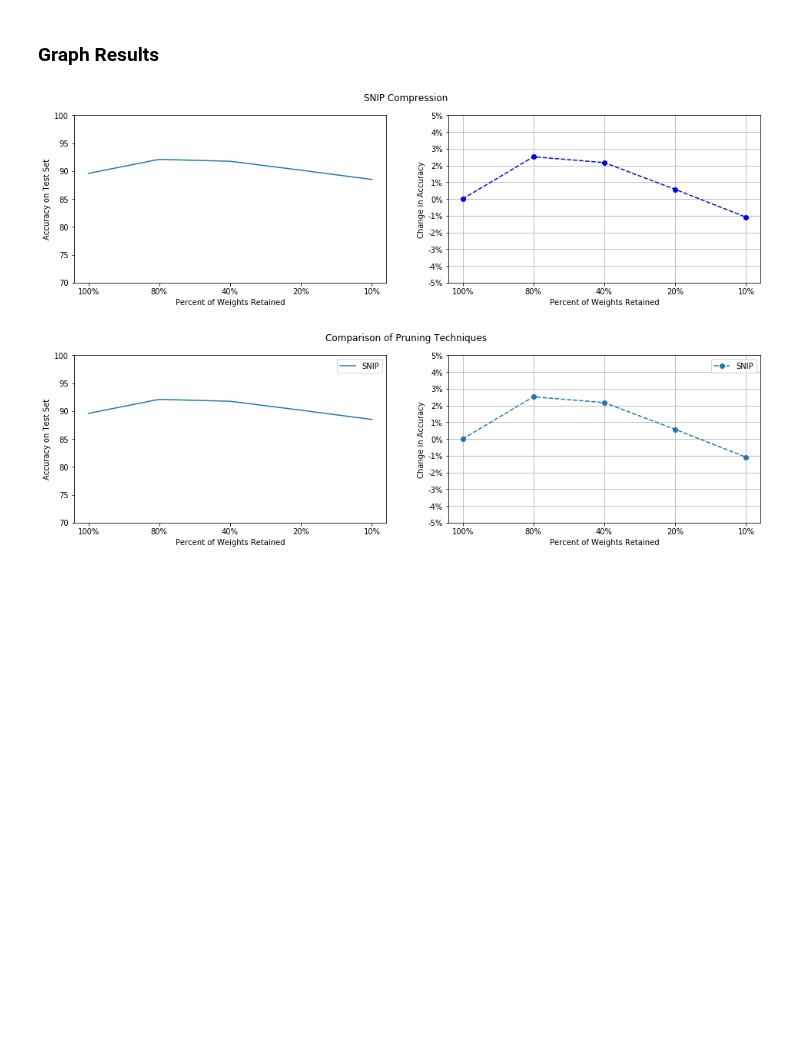
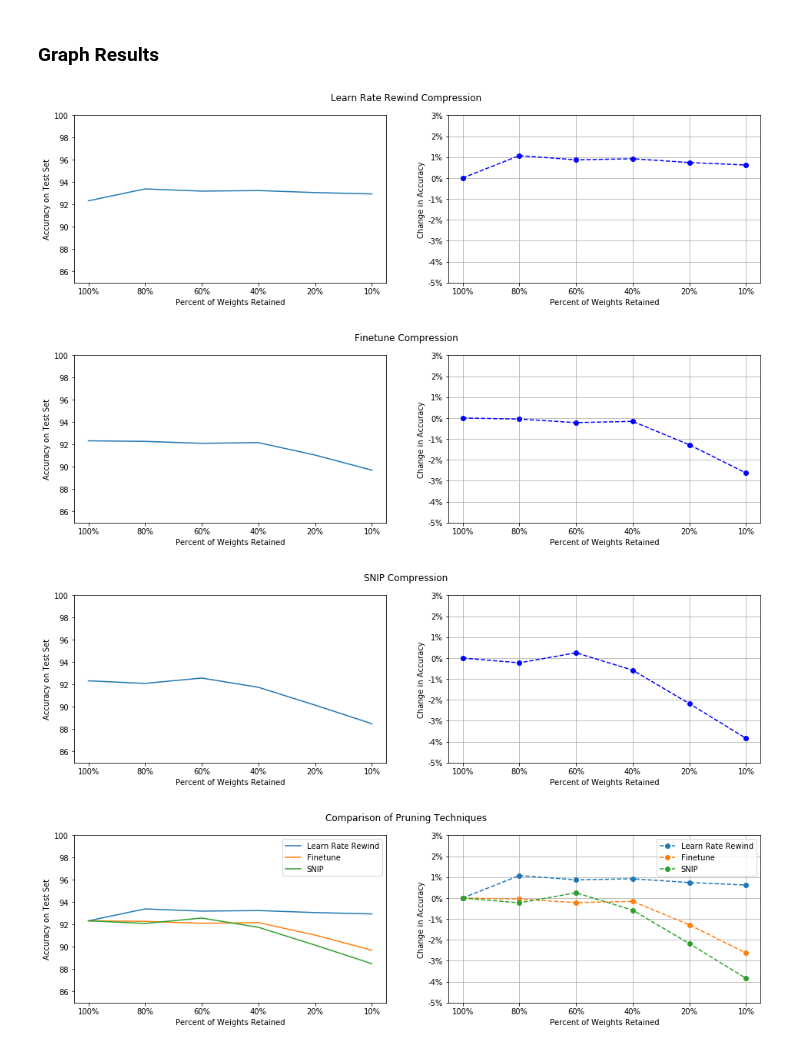
Before and after one commit to antonioverdi/MLReproChallenge, a Jupyter notebook: Training Environment.ipynb, the cells around one changed output. Saved outputs shown, nothing was run; the diff lists cells and outputs as text; code cells hidden in the pictures; blank space fills up the shorter version.

Commit message:
I lied, I made the graphs look better

```diff
--- a/Training Environment.ipynb
+++ b/Training Environment.ipynb
@@ -60,9 +60,11 @@ files.download("<experiment_name>.zip")
 # %%
 from plot_utils import create_individual_plots, create_comparison_plots
 # %%
-compressions = ['100', '080','040', '020', '010']
+compressions = ['100', '080','060','040', '020', '010']
 create_individual_plots("accuracy_logs.json", compressions)
 create_comparison_plots("accuracy_logs.json", compressions)
 # %% [output]
-[figure, old version]
+[figure, new version]
-[figure, old version]
+[figure, new version]
+[figure, added]
+[figure, added]
```
Also changed, not shown: 1 other file.
